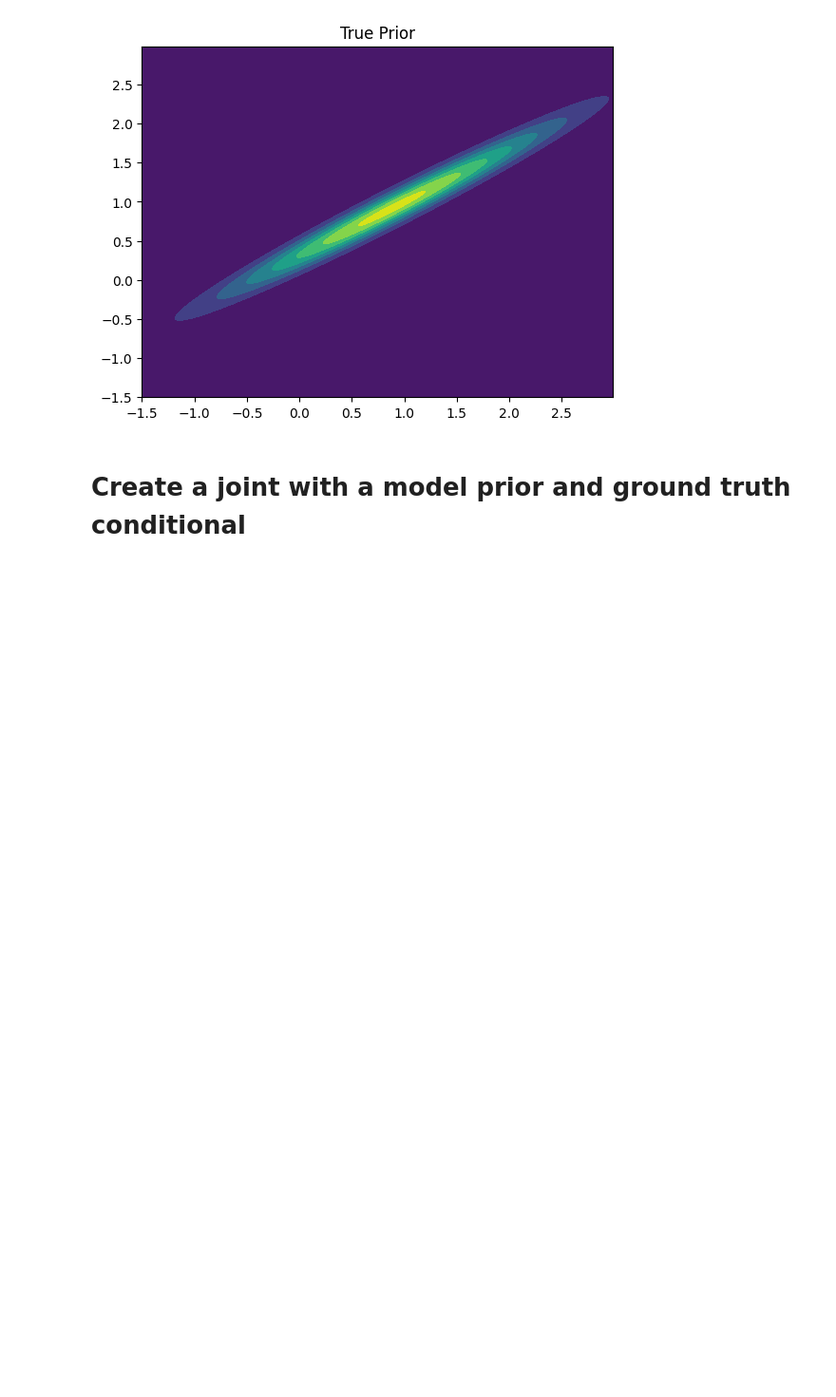
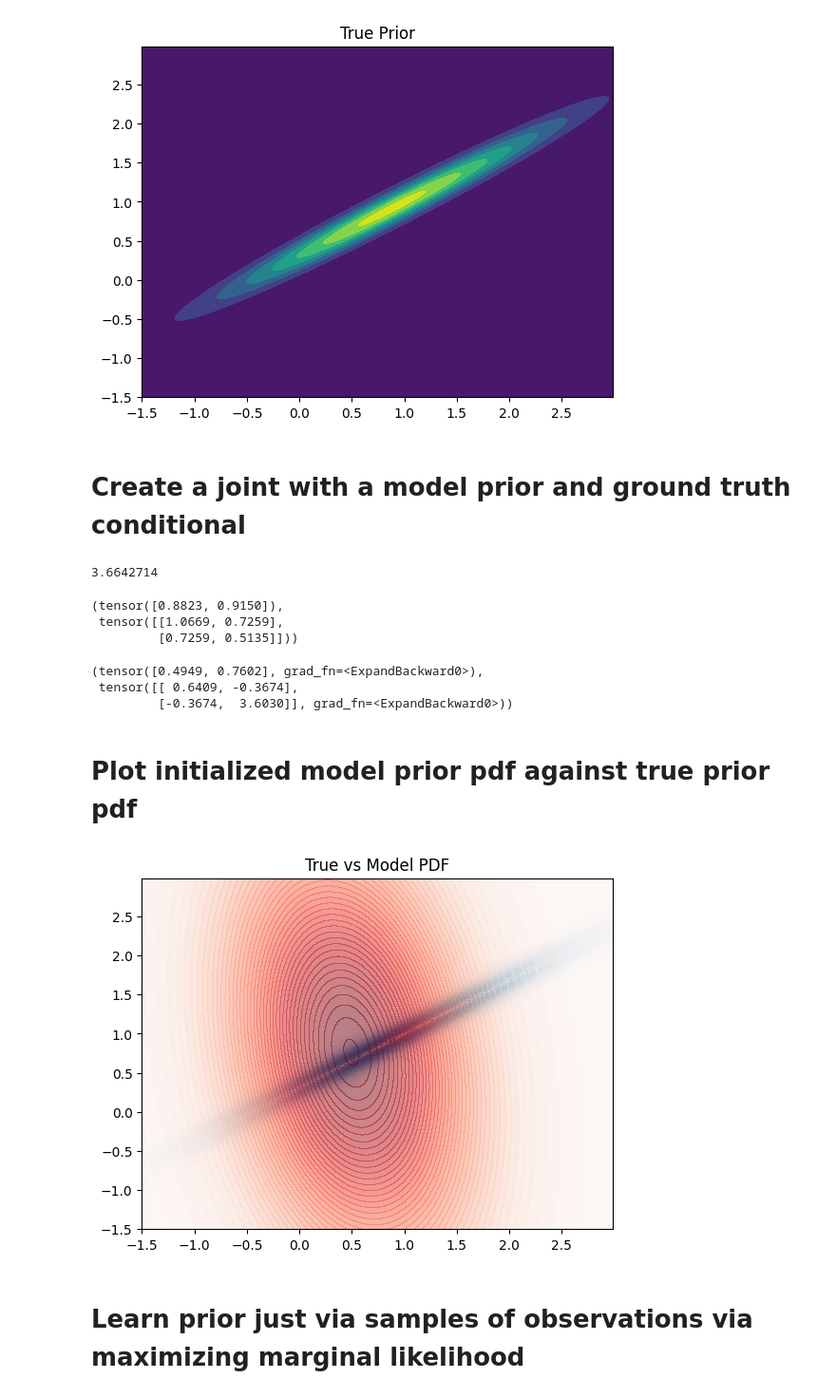
Before and after one commit to suhasshrinivasan/task-transfer, a Jupyter notebook: experiments/gaussian_demo.ipynb, the cells around one changed output. Shown at 95% size. Saved outputs shown, nothing was run; the diff lists cells and outputs as text; code cells hidden in the pictures; blank space fills up the shorter version.

Commit message:
Show prior learning via observations only

```diff
--- a/experiments/gaussian_demo.ipynb
+++ b/experiments/gaussian_demo.ipynb
@@ -26,15 +25,15 @@ obs_batch_dim = 128
 dataset_size = 10_000
 train_size = 8_000
 test_size = 2_000
+# %%
+# set true prior and conditional params
+true_prior_mean = torch.rand(prior_dim)
+true_prior_cov = torch.rand((prior_dim, prior_dim))
+true_prior_cov = true_prior_cov @ true_prior_cov.T + torch.finfo(true_prior_cov.dtype).eps * torch.eye(prior_dim)
+prior = G.TrainableDistributionAdapter(
+    D.MultivariateNormal, loc=true_prior_mean, covariance_matrix=true_prior_cov
+)
 # %%
-# set true prior and conditional params
-true_prior_mean = torch.rand((1, prior_dim))
-true_prior_cov = torch.rand((prior_dim, prior_dim))
-true_prior_cov = true_prior_cov @ true_prior_cov.T + torch.finfo(true_prior_cov.dtype).eps * torch.eye(prior_dim)
-prior = G.TrainableDistributionAdapter(
-    D.MultivariateNormal, loc=true_prior_mean, covariance_matrix=true_prior_cov
-)
-
 likelihood_fn = torch.nn.Linear(prior_dim, conditional_dim)
 likelihood_fn.weight.data = torch.rand(conditional_dim, prior_dim)
 likelihood_fn.bias.data = torch.rand(conditional_dim)
@@ -77,7 +76,7 @@ test_dataloader = DataLoader(
 # %% [markdown]
 # Create a joint with a model prior and ground truth conditional
 # %%
-model_prior_mean = torch.nn.Parameter(torch.randn_like(true_prior_mean))
+model_prior_mean = torch.nn.Parameter((torch.randn_like(true_prior_mean)))
 model_prior_cov = gensn.parameters.Covariance(n_dims=prior_dim)
 model_prior = G.TrainableDistributionAdapter(
     D.MultivariateNormal, loc=model_prior_mean, covariance_matrix=model_prior_cov
@@ -88,4 +87,4 @@ model_conditional_cov = conditional_cov
 model_conditional = G.TrainableDistributionAdapter(
     D.MultivariateNormal, loc=likelihood_fn, covariance_matrix=conditional_cov
 )
-joint = G.Joint(prior=model_prior, conditional=conditional)
+model_joint = G.Joint(prior=model_prior, conditional=conditional)
@@ -94,2 +99,33 @@ obs = next(iter(train_dataloader))
+# %%
+mean_true_loss
+# %% [output]
+3.6642714
+# %%
+true_prior_mean, true_prior_cov
+# %% [output]
+(tensor([0.8823, 0.9150]),
+ tensor([[1.0669, 0.7259],
+         [0.7259, 0.5135]]))
+# %%
+model_joint_prior_dist = model_joint.prior.distribution()
+model_joint_prior_dist.mean, model_joint_prior_dist.covariance_matrix
+# %% [output]
+(tensor([0.4949, 0.7602], grad_fn=<ExpandBackward0>),
+ tensor([[ 0.6409, -0.3674],
+         [-0.3674,  3.6030]], grad_fn=<ExpandBackward0>))
+# %% [markdown]
+# Plot initialized model prior pdf against true prior pdf
+# %%
+learned_prior_pdf = model_joint.prior(torch.tensor(pos)).exp().detach().numpy()
+# %%
+fig, ax = plt.subplots(dpi=100)
+ax.contourf(x, y, prior_pdf, levels=50, cmap="Blues", alpha=0.5)
+ax.contourf(x, y, learned_prior_pdf, levels=50, cmap="Reds", alpha=0.5)
+ax.set_title("True vs Model PDF")
+plt.show()
+# %% [output]
+[figure, added]
+# %% [markdown]
+# Learn prior just via samples of observations via maximizing marginal likelihood
 # %%
 lr = 1e-3
```
Also changed, not shown: parts of 9 cells of this notebook.
